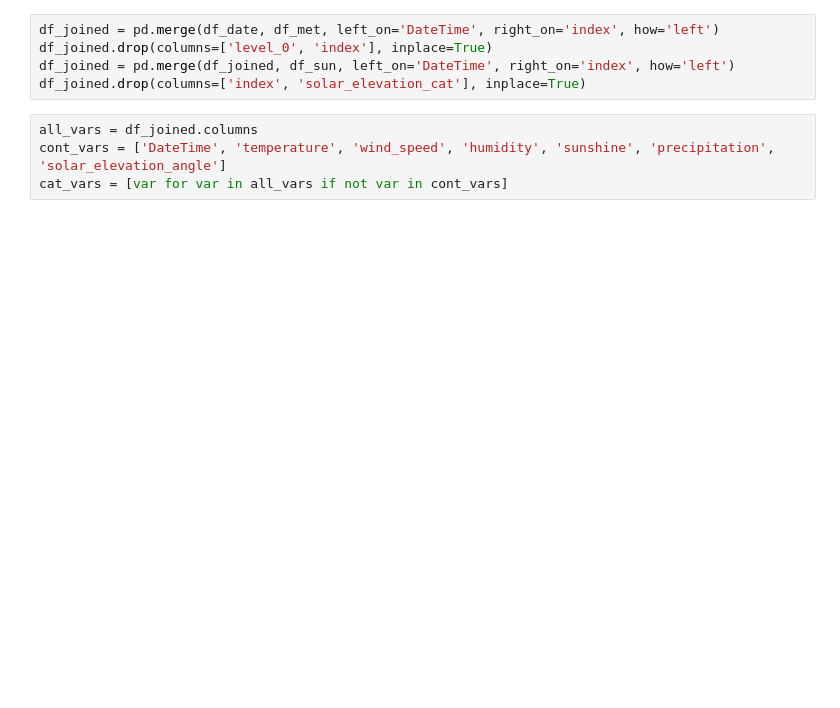
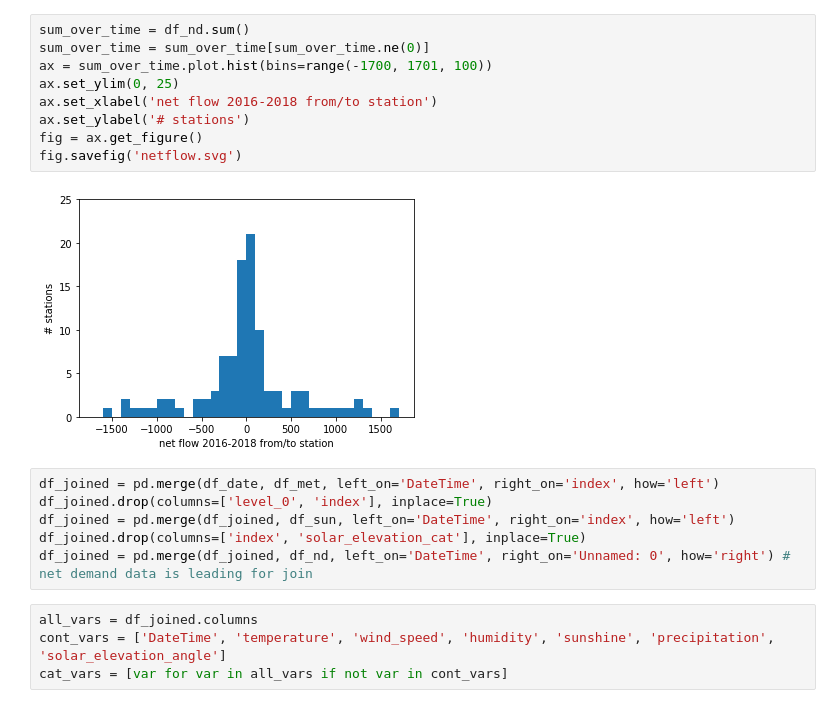
Before and after one commit to lp-code/bysykkeloslo, a Jupyter notebook: notebooks/4_LP_joinDatasets.ipynb, the cells around one changed output. Drawn from its saved outputs; the diff is of its cells as text; blank space fills up the shorter version.

```diff
--- a/notebooks/4_LP_joinDatasets.ipynb
+++ b/notebooks/4_LP_joinDatasets.ipynb
@@ -42,8 +63,20 @@ for df in dfs:
+# %%
+sum_over_time = df_nd.sum()
+sum_over_time = sum_over_time[sum_over_time.ne(0)]
+ax = sum_over_time.plot.hist(bins=range(-1700, 1701, 100))
+ax.set_ylim(0, 25)
+ax.set_xlabel('net flow 2016-2018 from/to station')
+ax.set_ylabel('# stations')
+fig = ax.get_figure()
+fig.savefig('netflow.svg')
+# %% [output]
+[figure, added]
 # %%
 df_joined = pd.merge(df_date, df_met, left_on='DateTime', right_on='index', how='left')
 df_joined.drop(columns=['level_0', 'index'], inplace=True)
 df_joined = pd.merge(df_joined, df_sun, left_on='DateTime', right_on='index', how='left')
 df_joined.drop(columns=['index', 'solar_elevation_cat'], inplace=True)
+df_joined = pd.merge(df_joined, df_nd, left_on='DateTime', right_on='Unnamed: 0', how='right') # net demand data is leading for join
 # %%
 all_vars = df_joined.columns
 cont_vars = ['DateTime', 'temperature', 'wind_speed', 'humidity', 'sunshine', 'precipitation', 'solar_elevation_angle']
```
Also changed, not shown: parts of 11 cells of this notebook, 2 other files.
